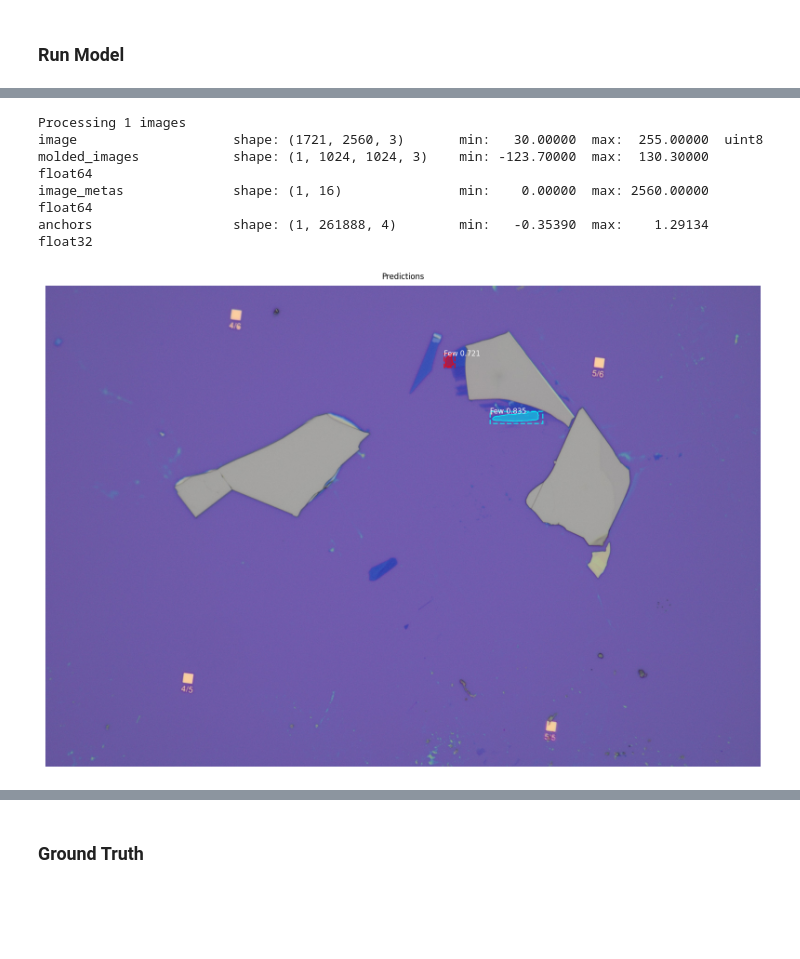
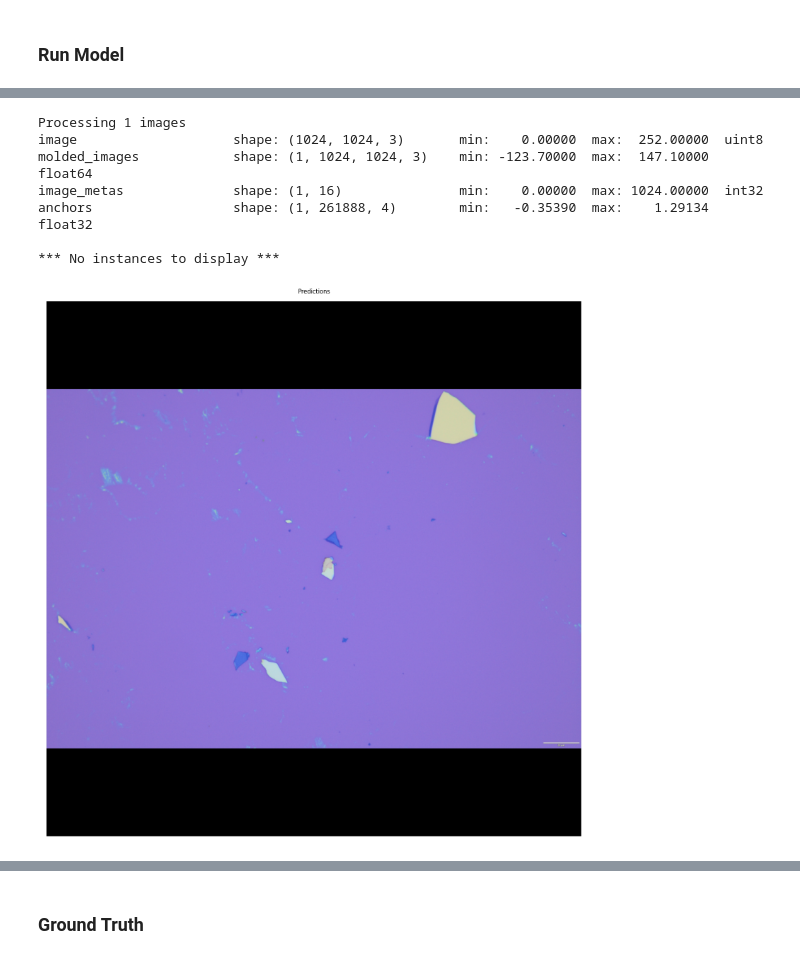
Before and after one commit to gtgottlieb/tdmms_DL, a Jupyter notebook: bep_model.ipynb, the cells around one changed output, grey strips where cells are left out. Saved outputs shown, nothing was run; the diff lists cells and outputs as text; code cells hidden in the pictures; blank space fills up the shorter version.

```diff
--- a/bep_model.ipynb
+++ b/bep_model.ipynb
@@ -112,12 +112,11 @@ Loading weights  c:\Users\abell\Documents\AA Delft\J4\BEP\ai\DL_2DMaterials/DL_2
 # %% [markdown]
 ### **Run Model**
 # %%
-image_bep = dataset_bep.load_image(dataset_bep.image_ids[2])
+image_id = random.choice(dataset_bep.image_ids)
+image, image_meta, gt_class_id, gt_bbox, gt_mask =\
+    modellib.load_image_gt(dataset_bep, config, image_id, use_mini_mask=False)
 
-image_id = random.choice(dataset_tdm.image_ids)
-image, image_meta, gt_class_id, gt_bbox, gt_mask =\
-    modellib.load_image_gt(dataset_tdm, config, image_id, use_mini_mask=False)
-info = dataset_tdm.image_info[image_id]
+info = dataset_bep.image_info[image_id]
 print("image ID: {}.{} ({}) {}".format(info["source"], info["id"], image_id,
-                                       dataset_tdm.image_reference(image_id)))
+                                       dataset_bep.image_reference(image_id)))
 # %% [output]
@@ -125,19 +125,24 @@ image ID: coco.cju1ciwiy3yw808782xa7ts5h (180) http://cocodataset.org/#explore?i
 # %%
-results = model.detect([image_bep], verbose=1)
+results = model.detect([image], verbose=1)
 
 # Display results
 ax = get_ax(1)
 r = results[0]
 #visualize.display_instances(image, r['rois'], r['masks'], r['class_ids'],
 #                            dataset.class_names, r['scores'], ax=ax,
 #                            title="Predictions")
-visualize.display_instances(image_bep, r['rois'], r['masks'], r['class_ids'],
+visualize.display_instances(image, r['rois'], r['masks'], r['class_ids'],
                             ['','Mono', 'Few','Thick'], r['scores'], ax=ax,
                             title="Predictions")
+# log("gt_class_id", gt_class_id)
+# log("gt_bbox", gt_bbox)
+# log("gt_mask", gt_mask)
 # %% [output]
 Processing 1 images
-image                    shape: (1721, 2560, 3)       min:   30.00000  max:  255.00000  uint8
-molded_images            shape: (1, 1024, 1024, 3)    min: -123.70000  max:  130.30000  float64
-image_metas              shape: (1, 16)               min:    0.00000  max: 2560.00000  float64
+image                    shape: (1024, 1024, 3)       min:    0.00000  max:  252.00000  uint8
+molded_images            shape: (1, 1024, 1024, 3)    min: -123.70000  max:  147.10000  float64
+image_metas              shape: (1, 16)               min:    0.00000  max: 1024.00000  int32
 anchors                  shape: (1, 261888, 4)        min:   -0.35390  max:    1.29134  float32
+
+*** No instances to display ***
-[figure, old version]
+[figure, new version]
```
Also changed, not shown: parts of 5 cells of this notebook, 4 other files.
